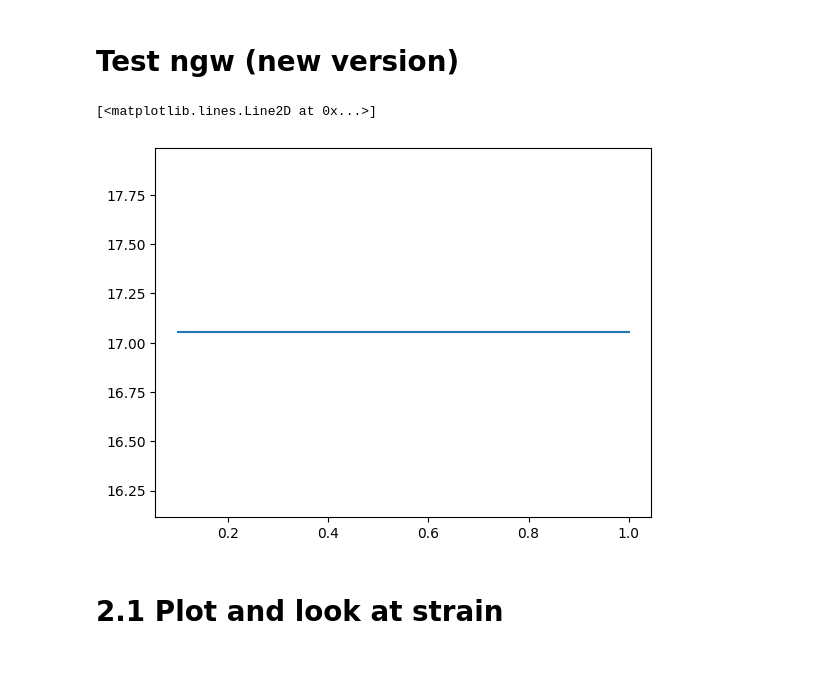
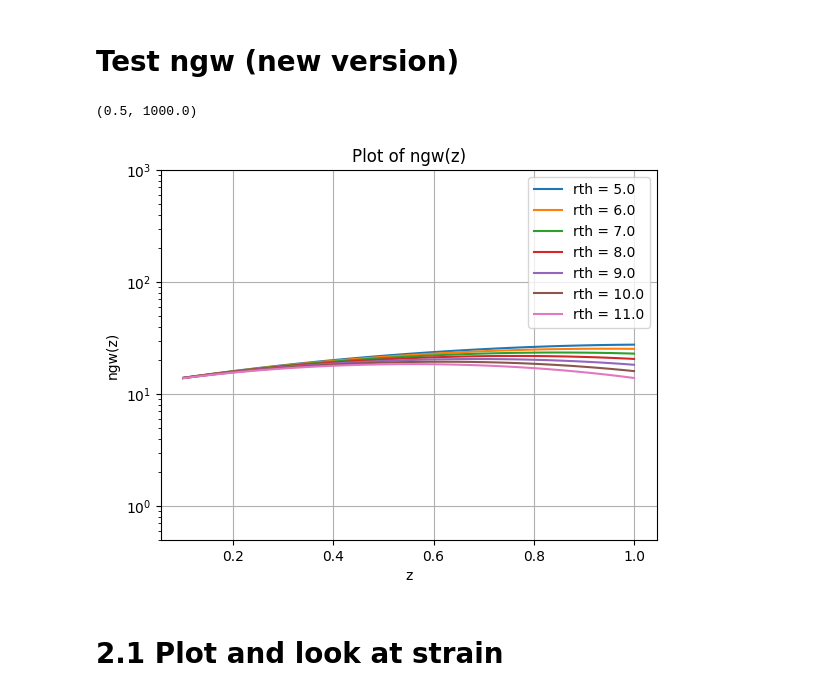
Before and after one commit to jerowen/mag_figures, a Jupyter notebook: Magnification_figures.ipynb, the cells around one changed output. Drawn from its saved outputs; the diff is of its cells as text; code cells hidden in the pictures; blank space fills up the shorter version.

```diff
--- a/Magnification_figures.ipynb
+++ b/Magnification_figures.ipynb
@@ -552,7 +584,7 @@ def intI(z,Mc,strain):
 # %%
 def Dlum(z): #works with individual z, not with lists
-  c   = 1 #SOL in natural units?
-  H0  = 70#Hubble constant value
+  c   = 3*10**5. #SOL in natural units? km/s
+  H0  = 70*10**(3.)#Hubble constant value in km/s/Gpc
   Ode = 0.714 #Omega DE
   Om  = 0.286 #Omega matter
   part1 = c*(1+z)/H0 #"Prefactor"
@@ -579,9 +647,10 @@ strain = np.loadtxt('https://dcc.ligo.org/public/0149/T1800044/005/aLIGODesign.t
 for zval in zlist:
   r0 = rho0(zval,Mclist,strain)
   theta = 5/r0
-  plt.plot(Mclist,theta*10**13,label = 'z = %s'%(round(zval,1)))
+  plt.plot(Mclist,theta,label = 'z = %s'%(round(zval,1)))
 
-plt.legend()
+plt.legend(loc= 'upper left')
+plt.title('Plot of Theta(Mc)')
 plt.xlabel('Mc')
 plt.ylabel('Theta')
 # %% [output]
@@ -589,0 +659,7 @@ Text(0, 0.5, 'Theta')
+# %%
+strain = np.loadtxt('https://dcc.ligo.org/public/0149/T1800044/005/aLIGODesign.txt')
+x = strain[:,0]
+y = strain[:,1]**2
+plt.plot(x,x**(-7/3)*y**(-1))
+plt.xlim(0,250)
+#plt.xscale('log')
@@ -645,8 +736,9 @@ def ngw_peak(zlist,strain,rth):
     s = 1 - calc_int_pdf(theta) #S(theta) = T(4) - T(theta) = 1 - T(theta)
     f = phi*s
     res.append(f)
-  res = np.array(res*pf)
+  res = np.array(res)
   out = np.sum((res[:,:1]+res[:,:-1])/2*dmc,axis=1)
+  out = pf*out
   return out
 # %% [markdown]
 #2.1.2 Define ngw_broken
@@ -708,15 +800,32 @@ def ngw_broken(zlist,strain,rth):
 # Test ngw (new version)
 # %%
 strain = np.loadtxt('https://dcc.ligo.org/public/0149/T1800044/005/aLIGODesign.txt')
-rth = 5
+rthlist = np.linspace(5,11,7)
+#rth = 5
 zlist = np.linspace(0.1,1,101)
-ngwp = ngw_peak(zlist,strain,rth)
-ngwb = ngw_broken(zlist,strain,rth)
+#ngwp = ngw_peak(zlist,strain,rth)
+#ngwp2 = ngw_peak_o(zlist,strain,rth)
+#ngwb = ngw_broken(zlist,strain,rth)
 
-plt.plot(zlist,ngwp)
+#plt.plot(zlist,ngwp)
+#plt.grid()
+#plt.yscale('log')
+
+for rth in rthlist:
+  ngwp = ngw_peak(zlist,strain,rth)
+  plt.plot(zlist,ngwp,label = 'rth = %s'%(rth))
+#plt.plot(zlist,ngwp,label='Mc',color='r',alpha=0.6)
+#plt.plot(zlist,ngwp2,label='m1/q',color='b',alpha=0.6)
+plt.legend()
+plt.grid()
+plt.title('Plot of ngw(z)')
+plt.yscale('log')
+plt.xlabel('z')
+plt.ylabel('ngw(z)')
+plt.ylim(5*10**(-1.),10**3.)
 # %% [output]
-[<matplotlib.lines.Line2D at 0x...>]
+(0.5, 1000.0)
-[figure, old version]
+[figure, new version]
 # %% [markdown]
 # 2.1 Plot and look at strain
 # %%
```
Also changed, not shown: parts of 14 cells of this notebook.
